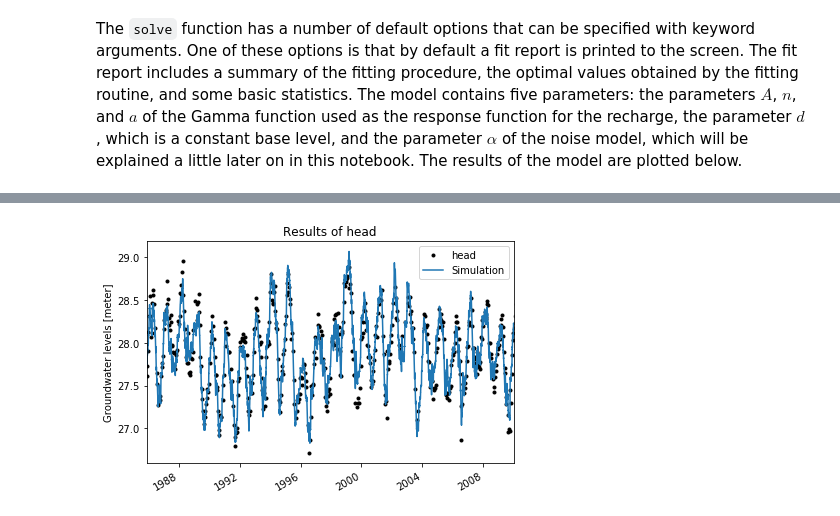
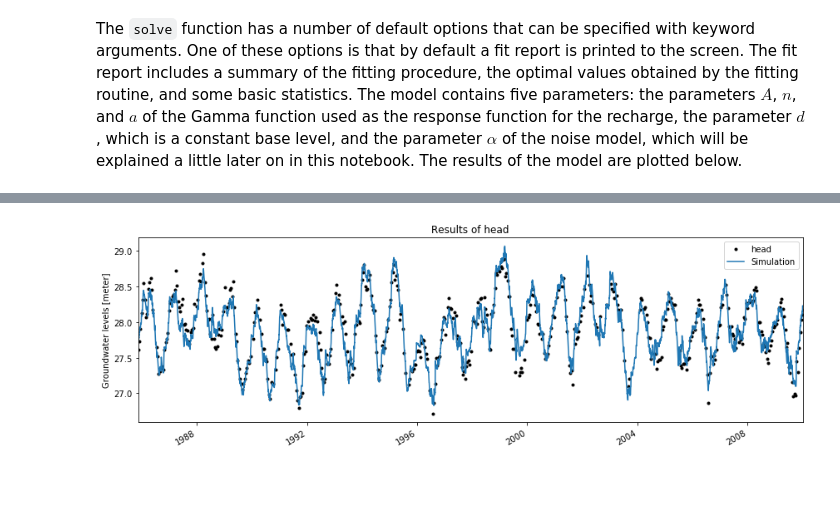
Before and after one commit to pastas/pastas, a Jupyter notebook: examples/notebooks/6_fix_parameters_leastquares.ipynb, the cells around one changed output, grey strips where cells are left out. Drawn from its saved outputs; the diff is of its cells as text; code cells hidden in the pictures; blank space fills up the shorter version.

```diff
--- a/examples/notebooks/6_fix_parameters_leastquares.ipynb
+++ b/examples/notebooks/6_fix_parameters_leastquares.ipynb
@@ -23,5 +23,6 @@ import numpy as np
 import matplotlib.pyplot as plt
 %matplotlib inline
 
+ps.set_log_level("ERROR")
 ps.show_versions()
 # %% [output]
@@ -160,6 +157,6 @@ recharge_a constant_d -0.65
 ml = ps.Model(ho)
 sm1 = ps.StressModel(recharge, ps.Gamma, name='recharge', settings='prec')
 ml.add_stressmodel(sm1)
-ml.set_vary('recharge_n', 0)
+ml.set_parameter('recharge_n', vary=False)
 ml.solve(tmin='1985', tmax='2010', solver=ps.LeastSquares)
 # %% [output]
@@ -185,4 +180,4 @@ recharge_a constant_d -0.72
 # %%
-ml.plot();
+ml.plot(figsize=(12, 4));
 # %% [output]
-[figure, old version]
+[figure, new version]
```
Also changed, not shown: parts of 9 cells of this notebook, 3 other files.
